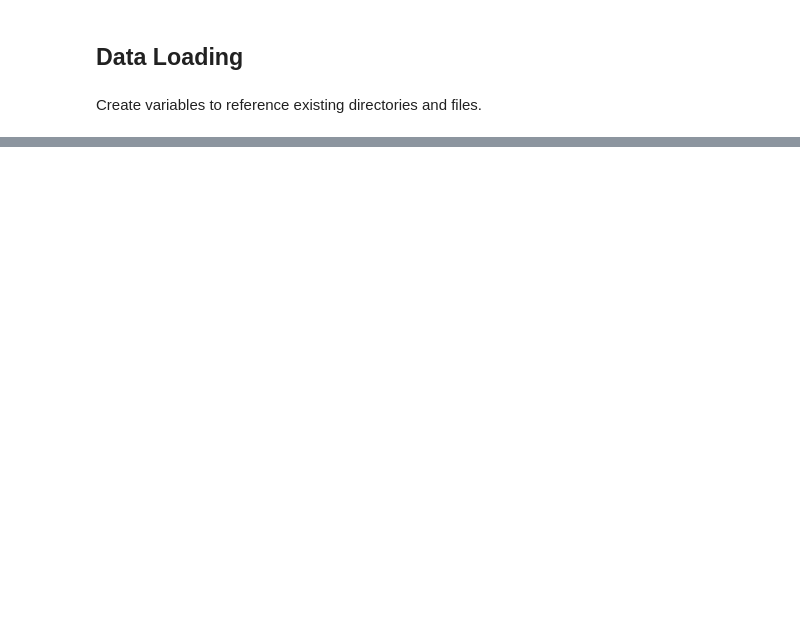
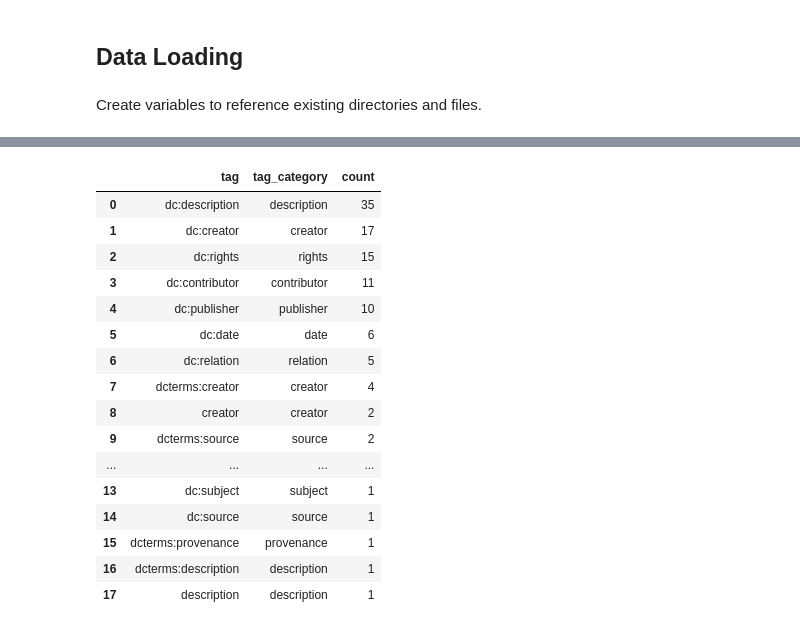
Before and after one commit to thegoose20/lada-eval, a Jupyter notebook: evaluation-completeness.ipynb, the cells around one changed output, grey strips where cells are left out. Drawn from its saved outputs; the diff is of its cells as text; code cells hidden in the pictures; blank space fills up the shorter version.

Commit message:
Created reports about empty fields in DC XML metadata records

```diff
--- a/evaluation-completeness.ipynb
+++ b/evaluation-completeness.ipynb
@@ -68,0 +144,3 @@ Check that URLs are well-formed, that they exist, and that they connect to a rel
+# %%
+df_empty_exploded = df_empty.explode("fields").drop(columns=["empty_field_count"])
+df_empty_exploded.head()
@@ -68,0 +154,3 @@ Check that URLs are well-formed, that they exist, and that they connect to a rel
+# %%
+df_empty_exploded = df_empty_exploded.dropna() # Remove files without any empty fields
+df_empty_exploded.tail()
@@ -68,0 +164,5 @@ Check that URLs are well-formed, that they exist, and that they connect to a rel
+# %%
+fields = (list(df_empty_exploded.fields))
+tags = [re.search("<([a-z:]+)>", field)[0][1:-1] for field in fields]
+df_empty_exploded.insert(len(df_empty_exploded.columns), "tag", tags)
+df_empty_exploded.tail()
@@ -68,0 +176,3 @@ Check that URLs are well-formed, that they exist, and that they connect to a rel
+# %%
+tag_counts = pd.DataFrame(df_empty_exploded.tag.value_counts()).reset_index()
+tag_counts
@@ -68,0 +197,28 @@ Check that URLs are well-formed, that they exist, and that they connect to a rel
+# %%
+tag_values = list(tag_counts.tag)
+tag_cats = []
+for t in tag_values:
+    if ":" in t:
+        tag_cats += [t.split(":")[-1]]
+    else:
+        tag_cats += [t]
+tag_counts.insert(1, "tag_category", tag_cats)
+tag_counts
+# %% [output]
+|  | tag | tag_category | count |
+| 0 | dc:description | description | 35 |
+| 1 | dc:creator | creator | 17 |
+| 2 | dc:rights | rights | 15 |
+| 3 | dc:contributor | contributor | 11 |
+| 4 | dc:publisher | publisher | 10 |
+| 5 | dc:date | date | 6 |
+| 6 | dc:relation | relation | 5 |
+| 7 | dcterms:creator | creator | 4 |
+| 8 | creator | creator | 2 |
+| 9 | dcterms:source | source | 2 |
+| ... | ... | ... | ... |
+| 13 | dc:subject | subject | 1 |
+| 14 | dc:source | source | 1 |
+| 15 | dcterms:provenance | provenance | 1 |
+| 16 | dcterms:description | description | 1 |
+| 17 | description | description | 1 |
```
Also changed, not shown: parts of 31 cells of this notebook.
